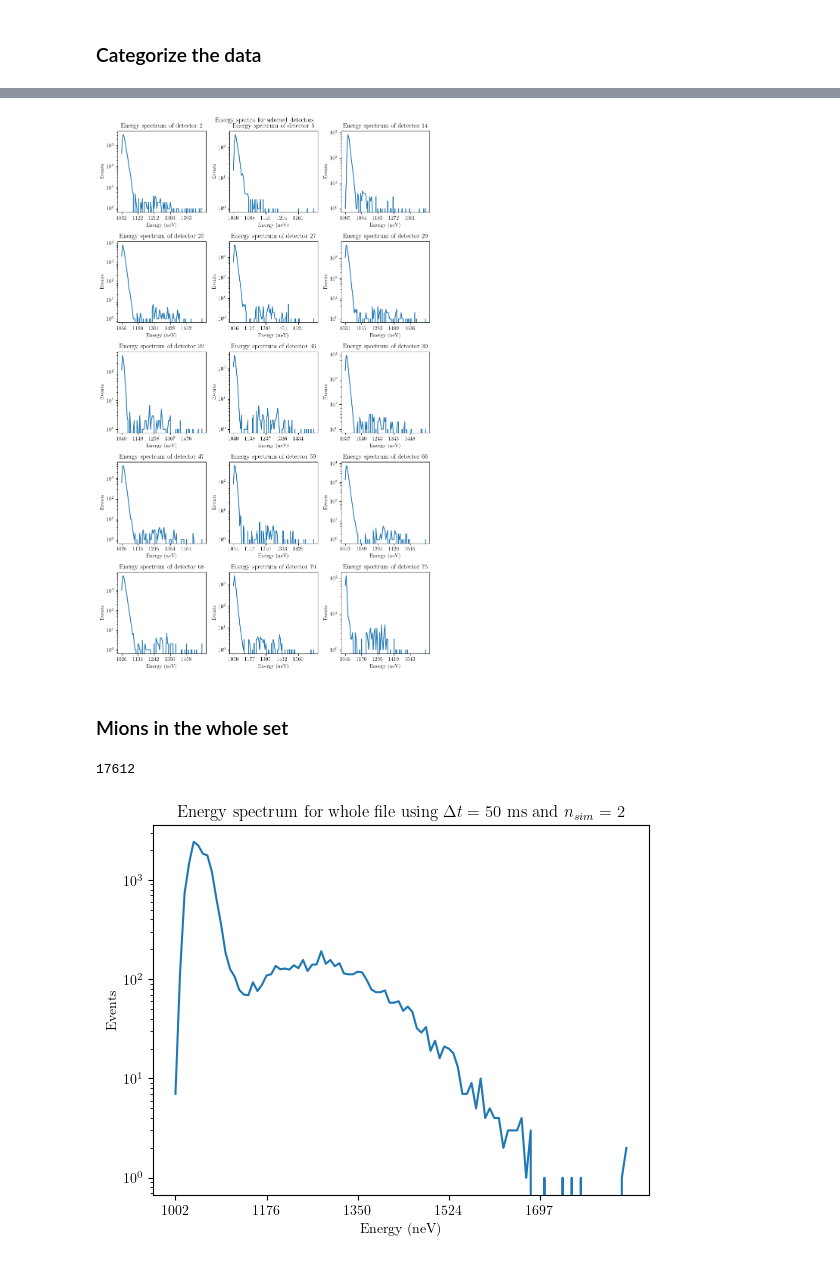
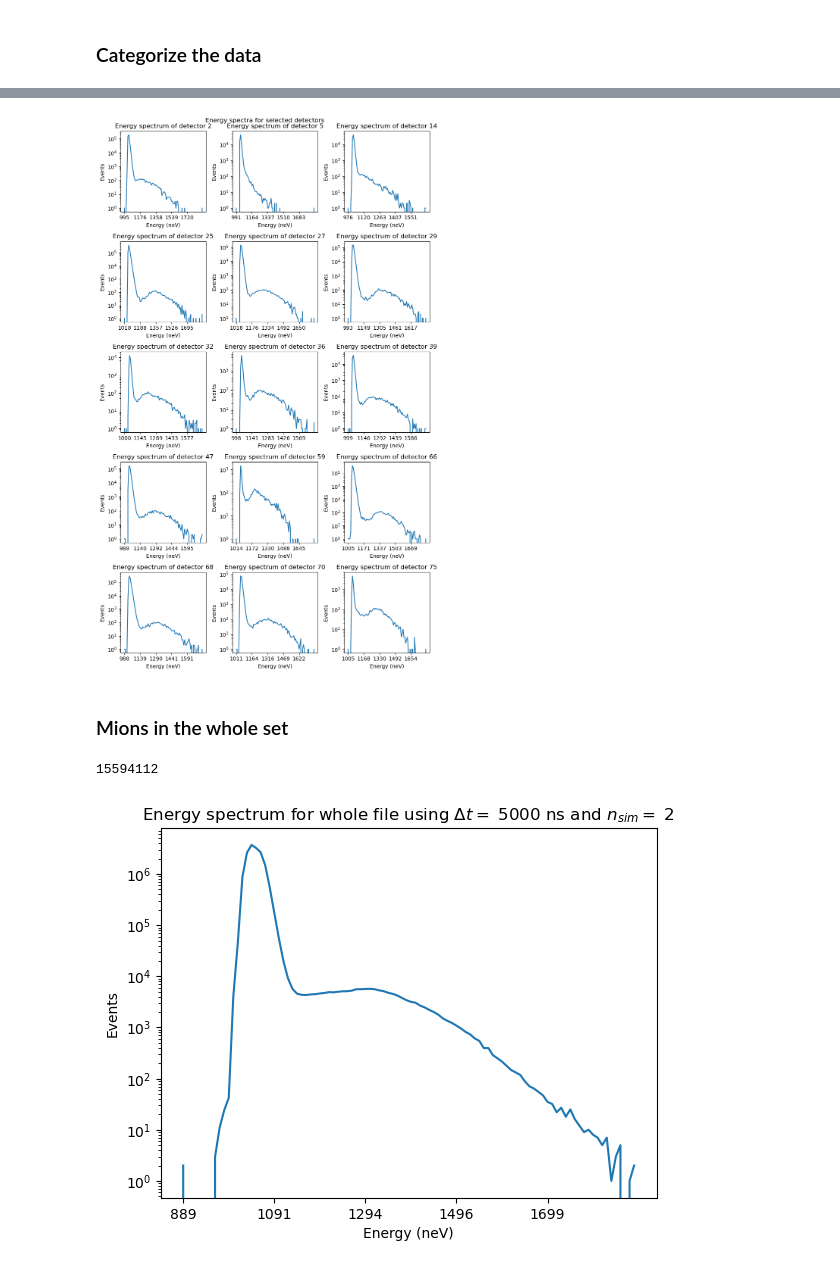
Before and after one commit to DrumJB/S3Python, a Jupyter notebook: detectorEnergySpectra.ipynb, the cells around one changed output, grey strips where cells are left out. Cells and saved outputs as stored; diff of their text form; code cells hidden in the pictures.

```diff
--- a/detectorEnergySpectra.ipynb
+++ b/detectorEnergySpectra.ipynb
@@ -9,7 +9,7 @@ import matplotlib.pyplot as pp
 
 detector_n = 84
 # %%
-df = pd.read_csv('./data/events.csv', sep='\t', index_col=0)
+df = pd.read_csv('/home/buben/CSV_data/Bo750M.csv', sep='\t', index_col=0)
 df.head()
 # %% [output]
 |  | time | detector | energy |
@@ -59,7 +59,7 @@ for x in range(5):
         ax.set_xticks([proc20*i for i in range(5)], [int(bins[proc20*i]) for i in range(5)])
 fig.tight_layout()
 # %% [output]
-[figure, old version]
+[figure, new version]
 # %% [markdown]
 ### Mions in the whole set
 # %%
@@ -87,15 +87,15 @@ def plot_energies(criterion, coincidence_f):
     hist, bins = np.histogram(energies, bins=100)
     pp.plot(hist)
     pp.yscale('log')
-    pp.title(r'Energy spectrum for whole file using $\Delta t = $ ' + str(criterion) +  r' ms and $n_{sim} = $ ' + str(coincidence_f))
+    pp.title(r'Energy spectrum for whole file using $\Delta t = $ ' + str(criterion) +  r' ns and $n_{sim} = $ ' + str(coincidence_f))
     pp.ylabel('Events')
     pp.xlabel('Energy (neV)')
     proc20 = int(100/5)
     pp.xticks([proc20*i for i in range(5)], [int(bins[proc20*i]) for i in range(5)])
     pp.show()
 # %%
-plot_energies(50, 2)
+plot_energies(5000, 2)
 # %% [output]
-17612
+15594112
-[figure, old version]
+[figure, new version]
 # %%
```
Also changed, not shown: parts of 6 cells of this notebook, 7 other files.
